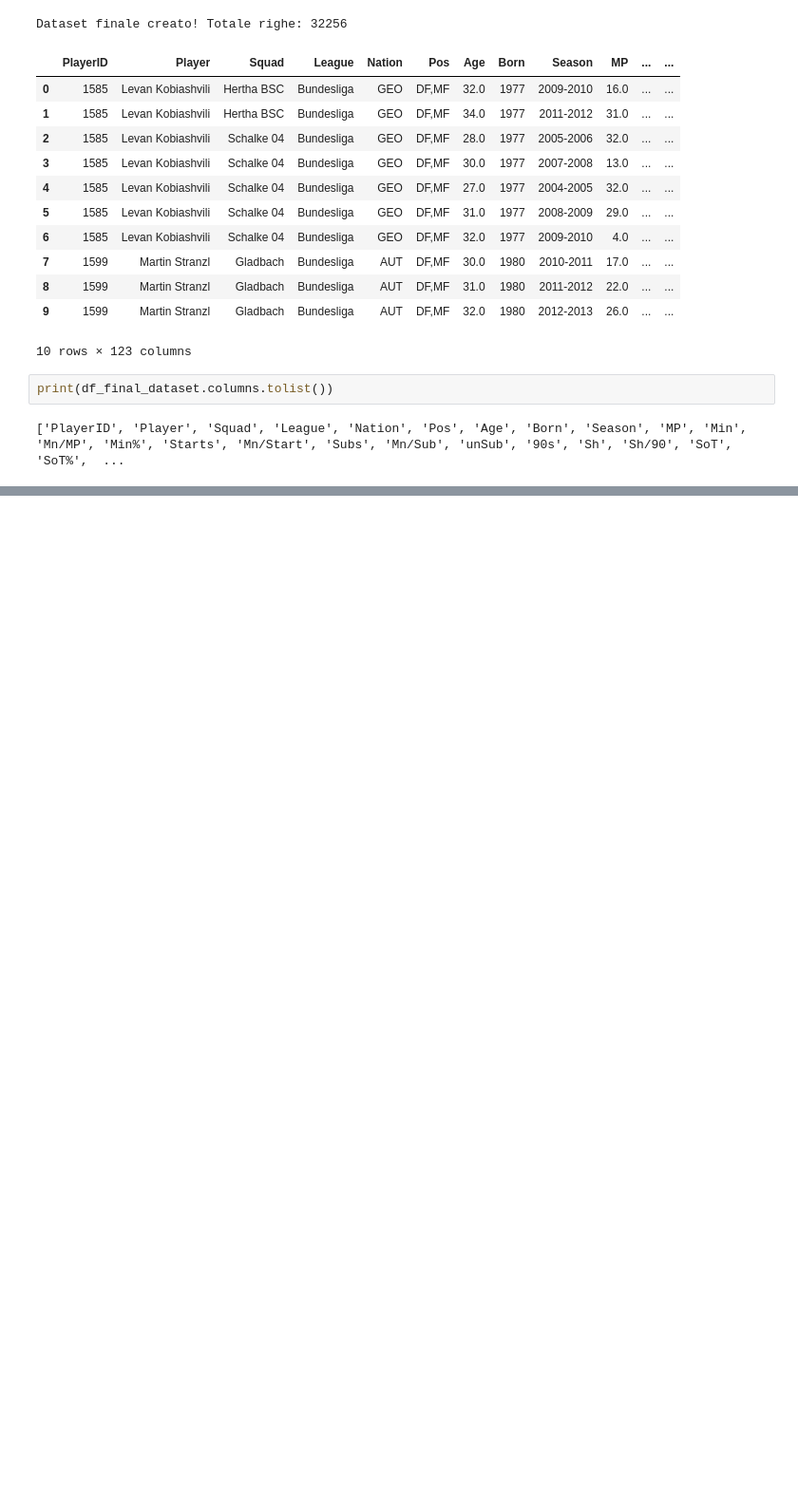
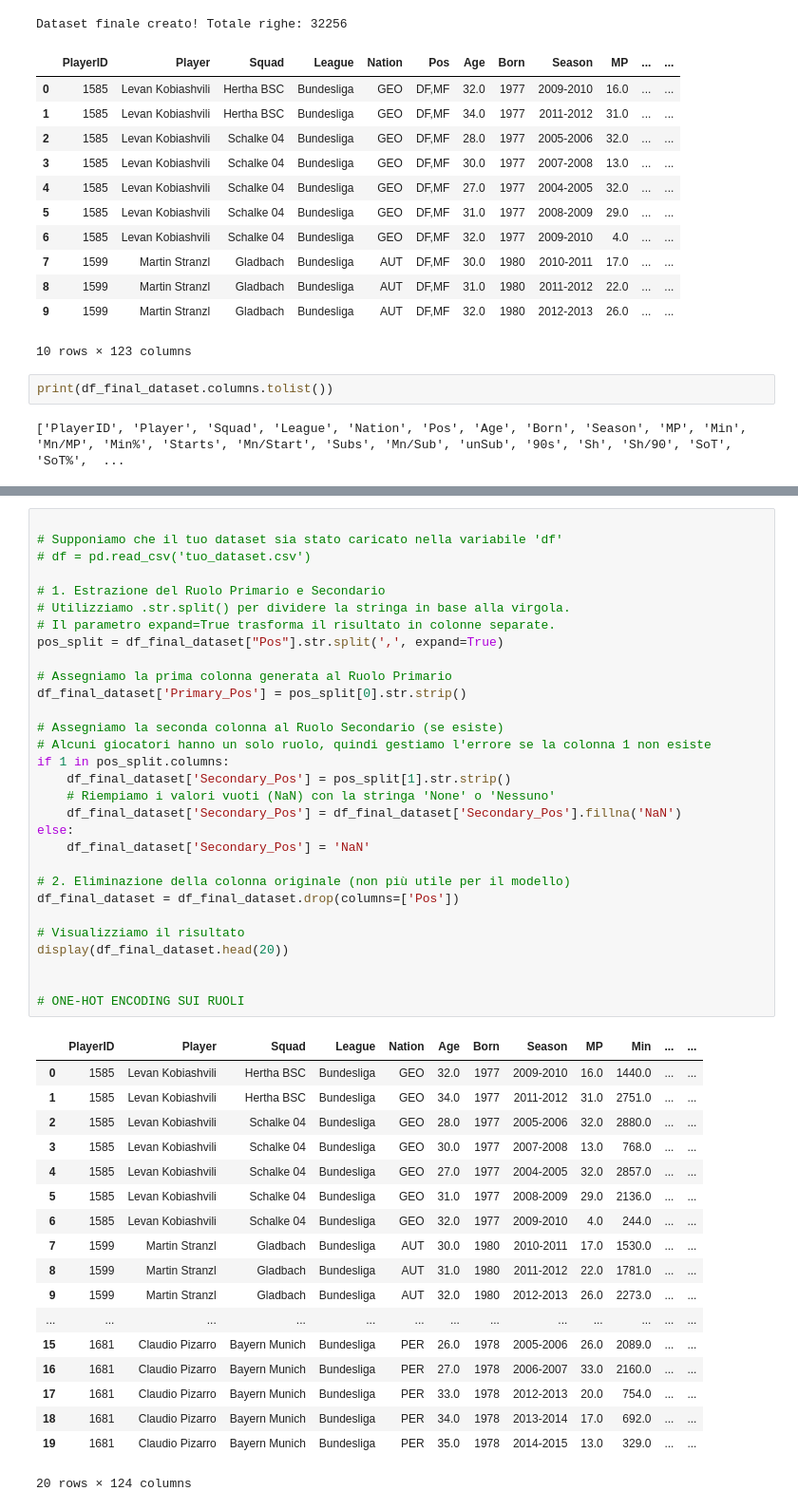
Before and after one commit to ClaudioNuncibello/TransferMarketML, a Jupyter notebook: Dataset/creationDataset.ipynb, the cells around one changed output, grey strips where cells are left out. Shown at 95% size. Cells and saved outputs as stored; diff of their text form; blank space fills up the shorter version.

```diff
--- a/Dataset/creationDataset.ipynb
+++ b/Dataset/creationDataset.ipynb
@@ -208,0 +211,49 @@ Risultati trovati per 'david silva':
+# %%
+
+# Supponiamo che il tuo dataset sia stato caricato nella variabile 'df'
+# df = pd.read_csv('tuo_dataset.csv')
+
+# 1. Estrazione del Ruolo Primario e Secondario
+# Utilizziamo .str.split() per dividere la stringa in base alla virgola.
+# Il parametro expand=True trasforma il risultato in colonne separate.
+pos_split = df_final_dataset["Pos"].str.split(',', expand=True)
+
+# Assegniamo la prima colonna generata al Ruolo Primario
+df_final_dataset['Primary_Pos'] = pos_split[0].str.strip()
+
+# Assegniamo la seconda colonna al Ruolo Secondario (se esiste)
+# Alcuni giocatori hanno un solo ruolo, quindi gestiamo l'errore se la colonna 1 non esiste
+if 1 in pos_split.columns:
+    df_final_dataset['Secondary_Pos'] = pos_split[1].str.strip()
+    # Riempiamo i valori vuoti (NaN) con la stringa 'None' o 'Nessuno'
+    df_final_dataset['Secondary_Pos'] = df_final_dataset['Secondary_Pos'].fillna('NaN')
+else:
+    df_final_dataset['Secondary_Pos'] = 'NaN'
+
+# 2. Eliminazione della colonna originale (non più utile per il modello)
+df_final_dataset = df_final_dataset.drop(columns=['Pos'])
+
+# Visualizziamo il risultato
+display(df_final_dataset.head(20))
+
+
+# ONE-HOT ENCODING SUI RUOLI
+# %% [output]
+|  | PlayerID | Player | Squad | League | Nation | Age | Born | Season | MP | Min | ... | ... |
+| 0 | 1585 | Levan Kobiashvili | Hertha BSC | Bundesliga | GEO | 32.0 | 1977 | 2009-2010 | 16.0 | 1440.0 | ... | ... |
+| 1 | 1585 | Levan Kobiashvili | Hertha BSC | Bundesliga | GEO | 34.0 | 1977 | 2011-2012 | 31.0 | 2751.0 | ... | ... |
+| 2 | 1585 | Levan Kobiashvili | Schalke 04 | Bundesliga | GEO | 28.0 | 1977 | 2005-2006 | 32.0 | 2880.0 | ... | ... |
+| 3 | 1585 | Levan Kobiashvili | Schalke 04 | Bundesliga | GEO | 30.0 | 1977 | 2007-2008 | 13.0 | 768.0 | ... | ... |
+| 4 | 1585 | Levan Kobiashvili | Schalke 04 | Bundesliga | GEO | 27.0 | 1977 | 2004-2005 | 32.0 | 2857.0 | ... | ... |
+| 5 | 1585 | Levan Kobiashvili | Schalke 04 | Bundesliga | GEO | 31.0 | 1977 | 2008-2009 | 29.0 | 2136.0 | ... | ... |
+| 6 | 1585 | Levan Kobiashvili | Schalke 04 | Bundesliga | GEO | 32.0 | 1977 | 2009-2010 | 4.0 | 244.0 | ... | ... |
+| 7 | 1599 | Martin Stranzl | Gladbach | Bundesliga | AUT | 30.0 | 1980 | 2010-2011 | 17.0 | 1530.0 | ... | ... |
+| 8 | 1599 | Martin Stranzl | Gladbach | Bundesliga | AUT | 31.0 | 1980 | 2011-2012 | 22.0 | 1781.0 | ... | ... |
+| 9 | 1599 | Martin Stranzl | Gladbach | Bundesliga | AUT | 32.0 | 1980 | 2012-2013 | 26.0 | 2273.0 | ... | ... |
+| ... | ... | ... | ... | ... | ... | ... | ... | ... | ... | ... | ... | ... |
+| 15 | 1681 | Claudio Pizarro | Bayern Munich | Bundesliga | PER | 26.0 | 1978 | 2005-2006 | 26.0 | 2089.0 | ... | ... |
+| 16 | 1681 | Claudio Pizarro | Bayern Munich | Bundesliga | PER | 27.0 | 1978 | 2006-2007 | 33.0 | 2160.0 | ... | ... |
+| 17 | 1681 | Claudio Pizarro | Bayern Munich | Bundesliga | PER | 33.0 | 1978 | 2012-2013 | 20.0 | 754.0 | ... | ... |
+| 18 | 1681 | Claudio Pizarro | Bayern Munich | Bundesliga | PER | 34.0 | 1978 | 2013-2014 | 17.0 | 692.0 | ... | ... |
+| 19 | 1681 | Claudio Pizarro | Bayern Munich | Bundesliga | PER | 35.0 | 1978 | 2014-2015 | 13.0 | 329.0 | ... | ... |
+20 rows × 124 columns
```
Also changed, not shown: parts of 7 cells of this notebook, 2 other files.
